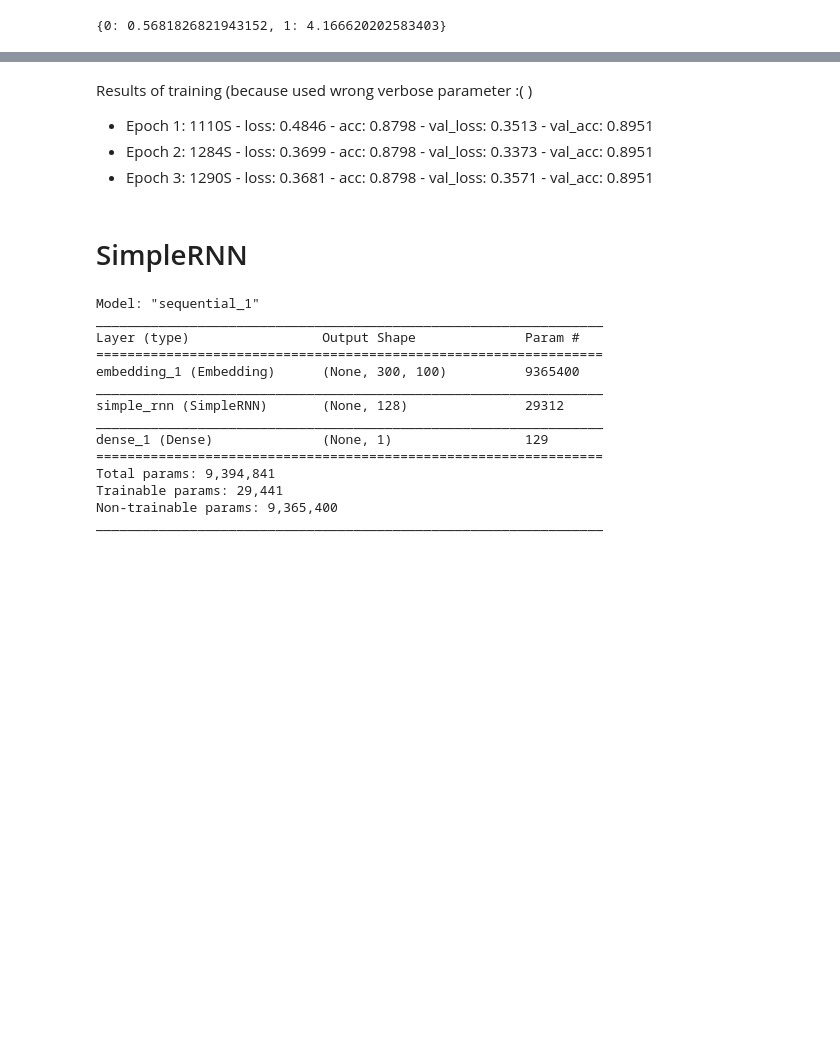
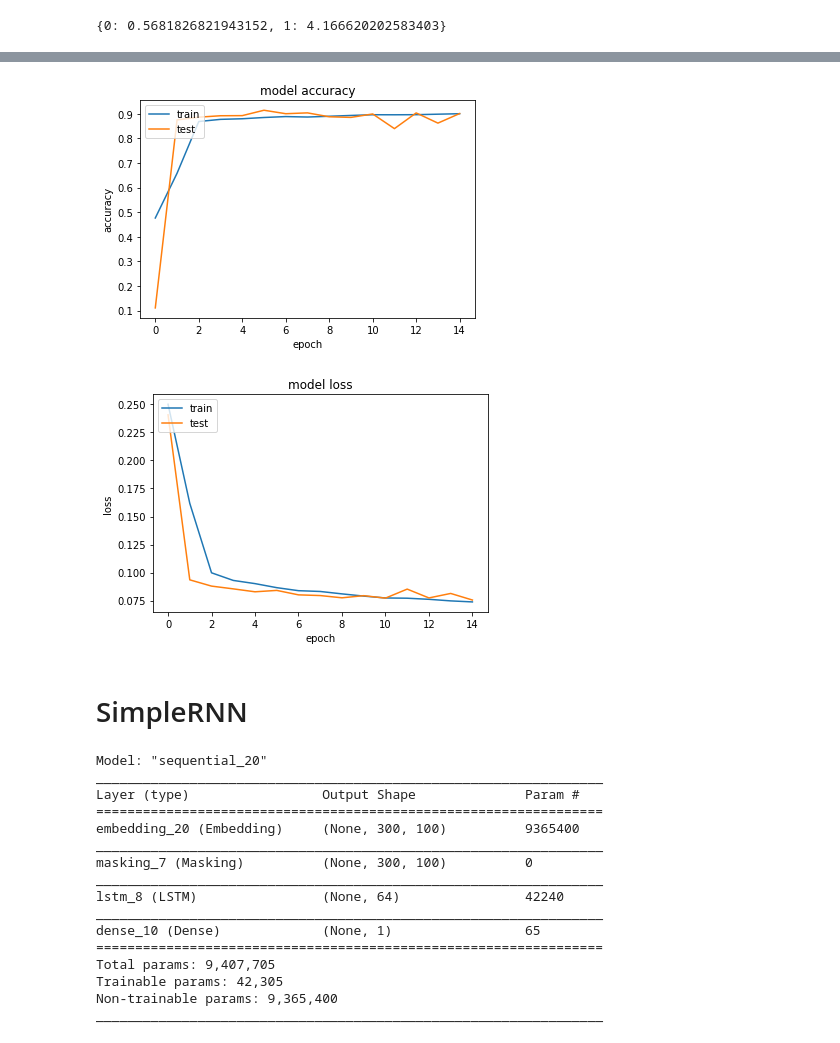
Before and after one commit to mato6/neural_networks, a Jupyter notebook: src/data/Checkpoint.ipynb, the cells around one changed output, grey strips where cells are left out. Cells and saved outputs as stored; diff of their text form; code cells hidden in the pictures; blank space fills up the shorter version.

```diff
--- a/src/data/Checkpoint.ipynb
+++ b/src/data/Checkpoint.ipynb
@@ -314,14 +320,15 @@ from tensorflow.keras.models import Sequential
 from tensorflow.keras.layers import Embedding,GRU,Dense
 from tensorflow.keras.initializers import Constant
 from sklearn.utils import class_weight
+from datetime import datetime
 
 def GRU_model():
     model = Sequential()
     embedding_layer = Embedding(vocab_len,100,embeddings_initializer = Constant(word_matrix),input_length=longest_sentence_len,trainable=False)
     model.add(embedding_layer)
-    model.add(GRU(units = 64, dropout=0.2, recurrent_dropout = 0.2))
+    model.add(GRU(units = 64, dropout = 0.4))
     model.add(Dense(1, activation='sigmoid'))
-    model.compile(loss='mean_squared_error', optimizer='adam', metrics=['accuracy'])
+    model.compile(loss='mean_squared_error', optimizer='adam', metrics=['accuracy'], learning_rate = 0.005)
     return model
 # %%
 model = GRU_model()
@@ -355,8 +362,13 @@ weights
 # %% [output]
 {0: 0.5681826821943152, 1: 4.166620202583403}
 # %%
+# logging for GRU model,
+#TU zmen GRu_7 na novy priecinok
+logdir = "../../logs/GRU_7/" + datetime.now().strftime("%Y%m%d-%H%M%S")
+tensorboard_callback = keras.callbacks.TensorBoard(log_dir=logdir, histogram_freq=0,profile_batch=0)
+
 #Not working in notebook and docker, trained in google colab, screen of results in model
-model.fit(train_padded,train_attack,batch_size=128, epochs=3,
-          validation_data=(test_padded,test_attack),verbose=1, class_weight=weights)
+history = model.fit(train_padded,train_attack,batch_size=128, epochs=15,
+          validation_data=(test_padded,test_attack),verbose=1, class_weight=weights, callbacks=[tensorboard_callback])
 # %% [output]
 Train on 89674 samples, validate on 22418 samples
@@ -370,5 +390,0 @@ Epoch 3/3
-# %% [markdown]
-Results of training (because used wrong verbose parameter :( )
-- Epoch 1: 1110S - loss: 0.4846 - acc: 0.8798 - val_loss: 0.3513 - val_acc: 0.8951
-- Epoch 2: 1284S - loss: 0.3699 - acc: 0.8798 - val_loss: 0.3373 - val_acc: 0.8951
-- Epoch 3: 1290S - loss: 0.3681 - acc: 0.8798 - val_loss: 0.3571 - val_acc: 0.8951
@@ -376,0 +393,19 @@ model.save('GRU_model_1')
+# %%
+plt.plot(history.history['accuracy'])
+plt.plot(history.history['val_accuracy'])
+plt.title('model accuracy')
+plt.ylabel('accuracy')
+plt.xlabel('epoch')
+plt.legend(['train', 'test'], loc='upper left')
+plt.show()
+# summarize history for loss
+plt.plot(history.history['loss'])
+plt.plot(history.history['val_loss'])
+plt.title('model loss')
+plt.ylabel('loss')
+plt.xlabel('epoch')
+plt.legend(['train', 'test'], loc='upper left')
+plt.show()
+# %% [output]
+[figure, added]
+[figure, added]
@@ -390,21 +432,23 @@ def Simple_RNN():
     model.compile(loss='mean_squared_error', optimizer='adam', metrics=['accuracy'])
     return model
 # %%
-model2 = Simple_RNN()
+model2 = LSTM_model()
 model2.summary()
 # %% [output]
-Model: "sequential_1"
+Model: "sequential_20"
 _________________________________________________________________
 Layer (type)                 Output Shape              Param #
 =================================================================
-embedding_1 (Embedding)      (None, 300, 100)          9365400
+embedding_20 (Embedding)     (None, 300, 100)          9365400
 _________________________________________________________________
-simple_rnn (SimpleRNN)       (None, 128)               29312
+masking_7 (Masking)          (None, 300, 100)          0
 _________________________________________________________________
-dense_1 (Dense)              (None, 1)                 129
+lstm_8 (LSTM)                (None, 64)                42240
+_________________________________________________________________
+dense_10 (Dense)             (None, 1)                 65
 =================================================================
-Total params: 9,394,841
-Trainable params: 29,441
+Total params: 9,407,705
+Trainable params: 42,305
 Non-trainable params: 9,365,400
 _________________________________________________________________
 # %%
```
Also changed, not shown: parts of 20 cells of this notebook.
